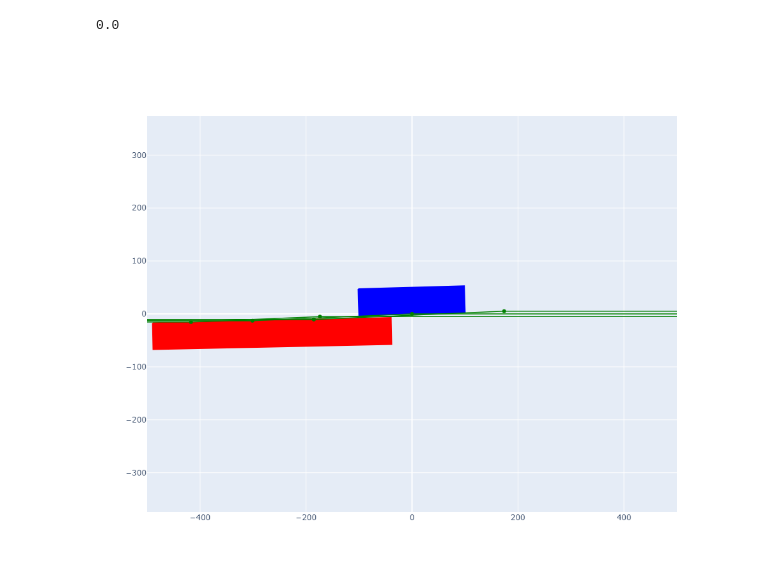
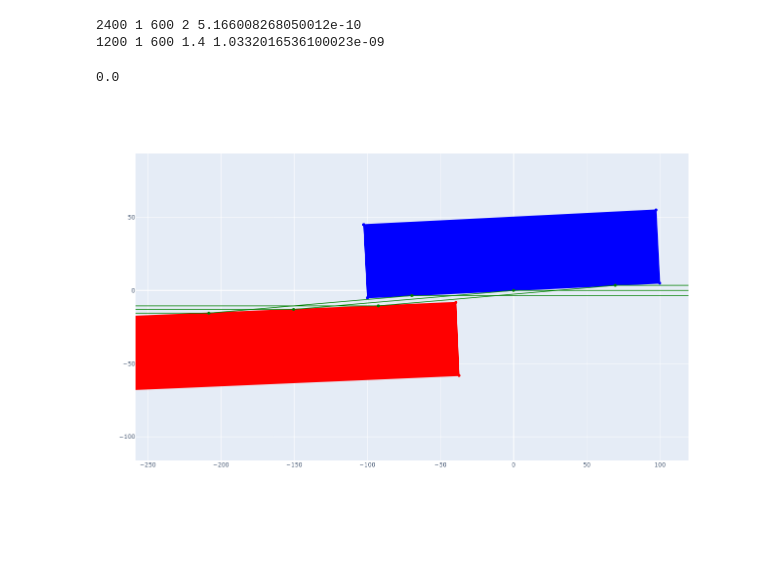
Before and after one commit to DiamondLightSource/pygmweb, a Jupyter notebook: dashboard/Untitled.ipynb, the cells around one changed output. Saved outputs shown, nothing was run; the diff lists cells and outputs as text; code cells hidden in the pictures; blank space fills up the shorter version.

Commit message:
Updated plotting and removed unused dependencies

```diff
--- a/dashboard/Untitled.ipynb
+++ b/dashboard/Untitled.ipynb
@@ -53,4 +10,26 @@ grating_x = np.array(
 # %%
+pgm = PGM(mirror=Plane_Mirror(), grating = Grating())
+pgm.energy = 1200
+pgm.cff=1.4
+pgm.grating.compute_angles()
+pgm.set_theta()
+mirror_corners = pgm.mirror.compute_corners()
+grating_corners = pgm.grating.compute_corners()
+rays = pgm.generate_rays()
+_ = pgm.propagate(pgm.rays)
+mirror_z = np.array(
+    [mirror_corners[i][2] for i in [4,6,2,0,4]]
+)
+mirror_x = np.array(
+    [mirror_corners[i][1] for i in [4,6,2,0,4]]
+)
+
+grating_z = np.array(
+    [grating_corners[i][2] for i in [4,6,2,0,4]]
+)
+grating_x = np.array(
+    [grating_corners[i][1] for i in [4,6,2,0,4]]
+)
 ray1z = [pgm.rays[0].position.list[2],
          pgm.mirror_intercept[0].z,
          pgm.grating_intercept[0].z,
@@ -79,20 +58,21 @@ ray3x = [pgm.rays[2].position.list[1],
          pgm.mirror_intercept[2].y,
          pgm.grating_intercept[2].y,
          pgm.grating_intercept[2].y + 1000*pgm.rays[2].vector[1]]
+# %% [output]
+2400 1 600 2 5.166008268050012e-10
+1200 1 600 1.4 1.0332016536100023e-09
 # %%
 pgm.mirror_intercept[0].x
 # %% [output]
 0.0
 # %%
-fig = go.Figure(layout={'showlegend':False, 'xaxis':{'range':(-500,500),}, 'height':800, 'yaxis':{'range':(-50,50)}})
-fig.add_trace(go.Scatter(x=mirror_z, y=mirror_x,fill='toself', mode='lines',fillcolor='red',line={"color":'red'}, marker={'size':0}, name='Mirror'))
-fig.add_trace(go.Scatter(x=grating_z, y=grating_x,fill='toself',  mode='lines',fillcolor='blue',line={"color":'blue'}, marker={'size':0}, name='Grating'))
-fig.update_xaxes(
-   scaleanchor="y",
-    scaleratio=1,)
+fig = go.Figure(layout={'showlegend':False, 'xaxis':{'range':(min(ray3z[1:])-50,max(ray2z[1:-1])+50),}, 'height':800})
+fig.add_trace(go.Scatter(x=mirror_z, y=mirror_x,fill='toself',fillcolor='red',line={"color":'red'}, marker={'size':0}, name='Mirror'))
+fig.add_trace(go.Scatter(x=grating_z, y=grating_x,fill='toself',fillcolor='blue',line={"color":'blue'}, marker={'size':0}, name='Grating')) #mode lines if to hide vertices
+fig.update_yaxes(scaleanchor="x",scaleratio=1,)
 
 fig.add_trace(go.Scatter(x=ray1z, y = ray1x, line={'color':'green', 'width':1.5}))
 fig.add_trace(go.Scatter(x=ray2z, y = ray2x, line={'color':'green', 'width':1.5}))
 fig.add_trace(go.Scatter(x=ray3z, y = ray3x, line={'color':'green', 'width':1.5}))
 # %% [output]
-[figure, old version]
+[figure, new version]
```
Also changed, not shown: parts of 7 cells of this notebook, 2 other files.
